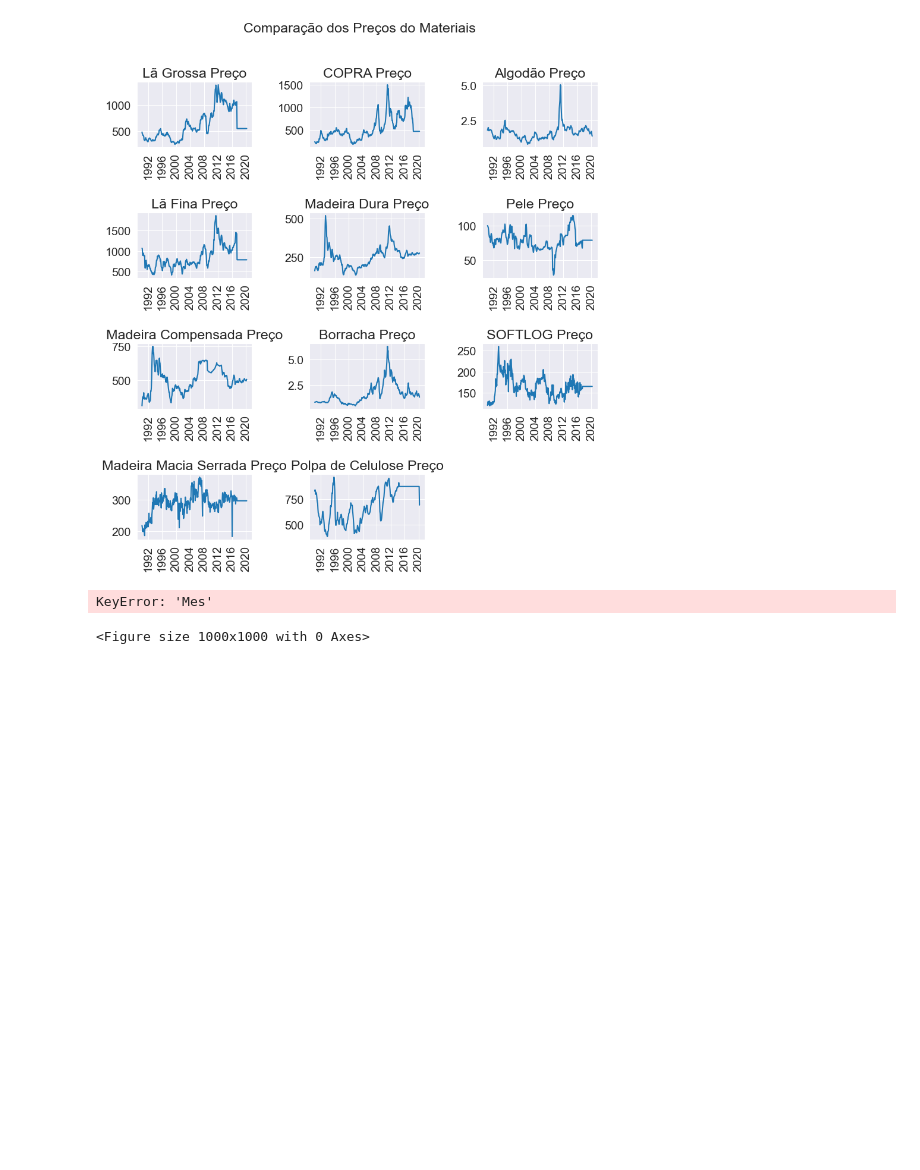
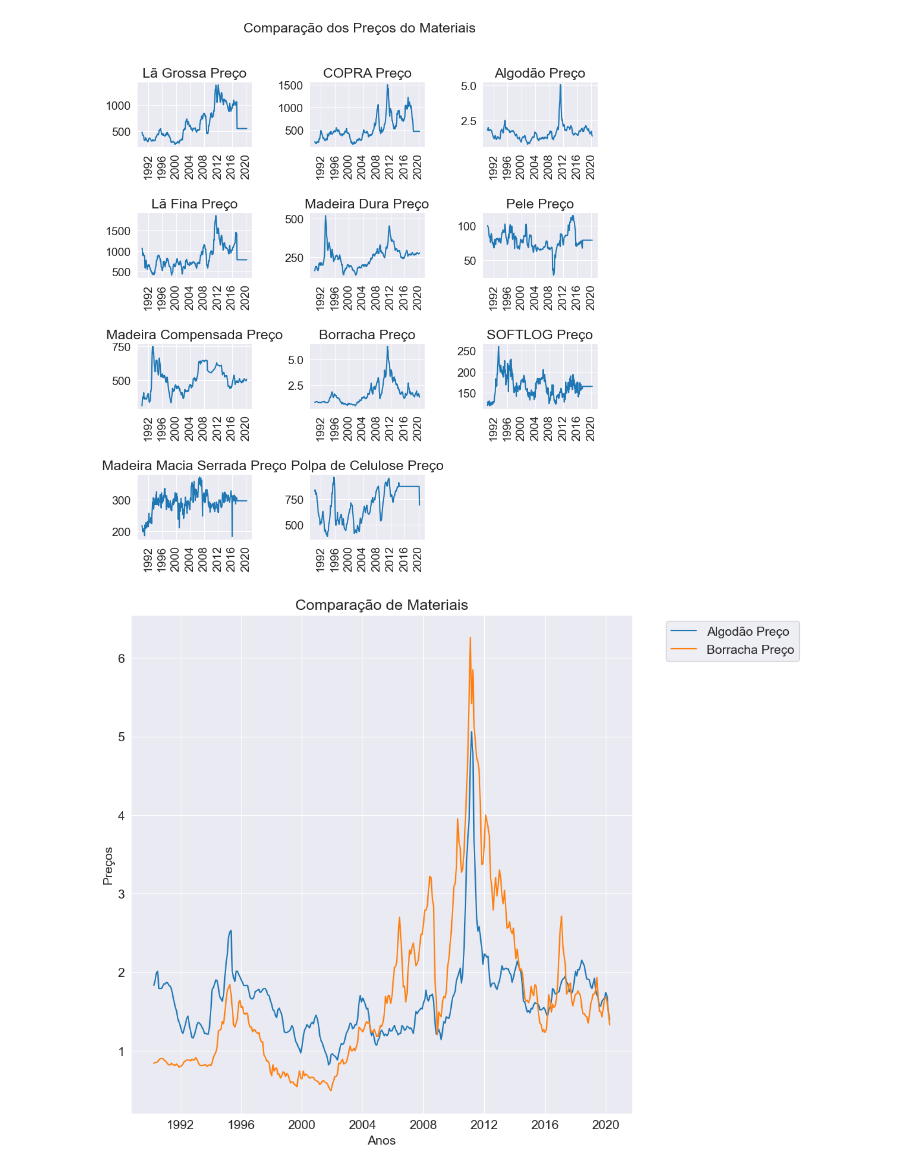
Before and after one commit to silaslva/Projeto_1_Analise-de-dados, a Jupyter notebook: base.ipynb, the cells around one changed output. Saved outputs shown, nothing was run; the diff lists cells and outputs as text; code cells hidden in the pictures; blank space fills up the shorter version.

```diff
--- a/base.ipynb
+++ b/base.ipynb
@@ -369,14 +411,12 @@ Text(0.5, 0.98, 'Comparação dos Preços do Materiais')
 [figure]
 # %%
 plt.figure(figsize=(10,10))
-plt.plot(df['Mes'], df['Algodão Preço'], label='Algodão Preço')
-plt.plot(df['Anos'], df['Borracha Preço'], label='Borracha Preço')
-plt.title("Comparação de Algodão e Borracha")
-plt.xlabel('Anos')
-plt.ylabel('Preços')
-plt.legend(['Algodão Preço', 'Borracha Preço'], loc='upper center', bbox_to_anchor=(1.2,1))
+plt.plot(df[["Algodão Preço", "Borracha Preço"]])
+plt.title("Comparação de Materiais")
+plt.xlabel("Anos")
+plt.ylabel("Preços")
+plt.legend(["Algodão Preço", "Borracha Preço"], loc="upper center", bbox_to_anchor=(1.2,1))
 plt.show()
 # %% [output]
-KeyError: 'Mes'
-<Figure size 1000x1000 with 0 Axes>
+[figure, added]
 # %%
```
Also changed, not shown: parts of 11 cells of this notebook.
